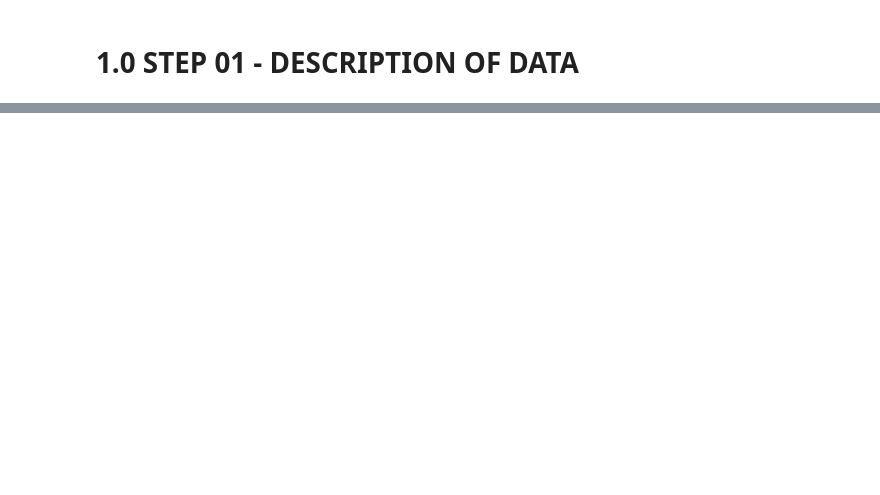
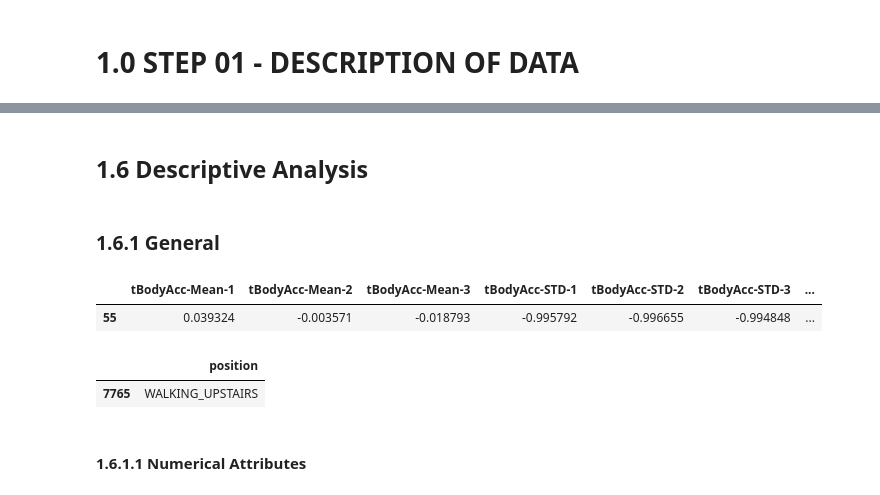
Before and after one commit to panambY/Human_Activity_Recognition, a Jupyter notebook: Human_Activity_Recognition.ipynb, the cells around one changed output, grey strips where cells are left out. Cells and saved outputs as stored; diff of their text form; code cells hidden in the pictures; blank space fills up the shorter version.

```diff
--- a/Human_Activity_Recognition.ipynb
+++ b/Human_Activity_Recognition.ipynb
@@ -62,0 +230,19 @@ df1 = df_raw.copy()
+# %% [markdown]
+## 1.6 Descriptive Analysis
+# %% [markdown]
+### 1.6.1 General
+# %%
+num_attributes = df1.select_dtypes( include=['int64', 'float64'] )
+cat_attributes = df1.select_dtypes( exclude=['int64', 'float64'] )
+# %%
+num_attributes.sample()
+# %% [output]
+|  | tBodyAcc-Mean-1 | tBodyAcc-Mean-2 | tBodyAcc-Mean-3 | tBodyAcc-STD-1 | tBodyAcc-STD-2 | tBodyAcc-STD-3 | ... |
+| 55 | 0.039324 | -0.003571 | -0.018793 | -0.995792 | -0.996655 | -0.994848 | ... |
+# %%
+cat_attributes.sample()
+# %% [output]
+|  | position |
+| 7765 | WALKING_UPSTAIRS |
+# %% [markdown]
+#### 1.6.1.1 Numerical Attributes
```
Also changed, not shown: parts of 34 cells of this notebook.
